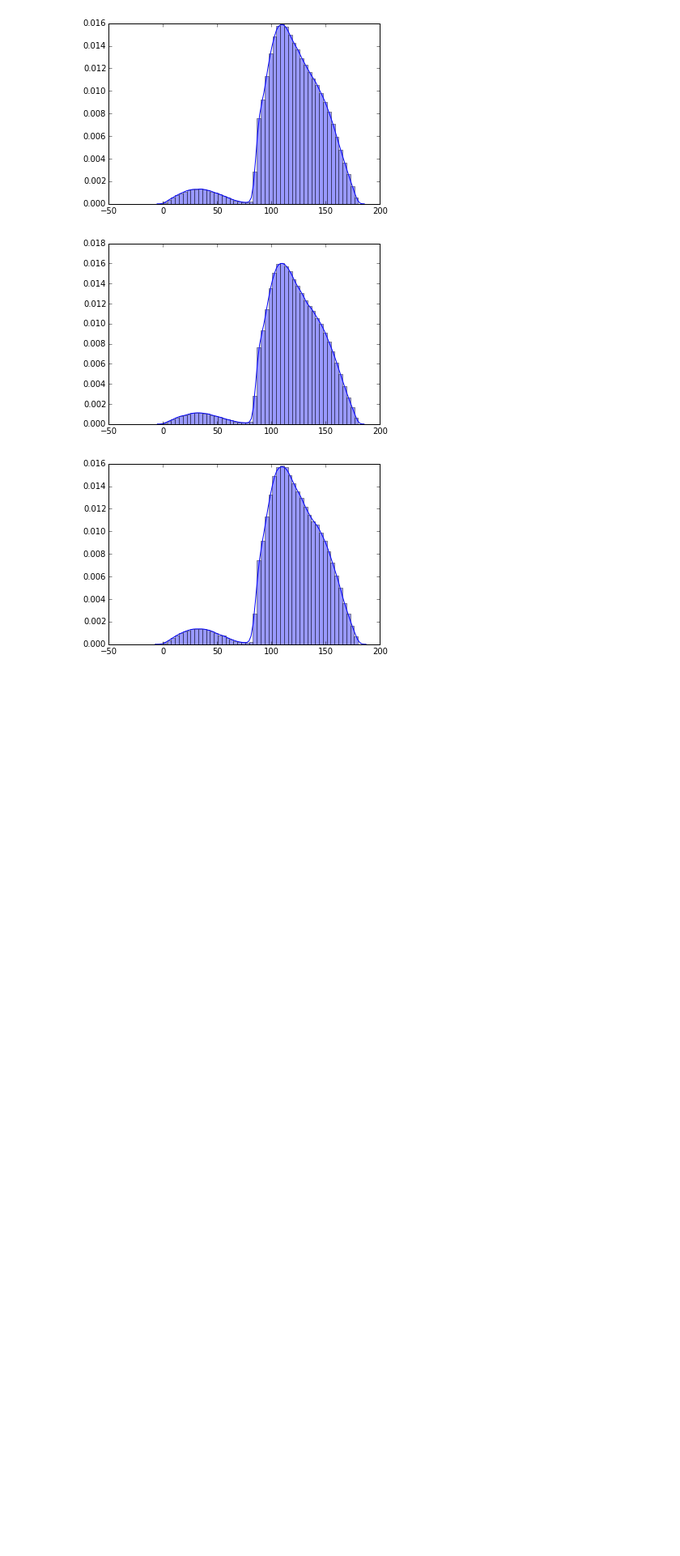
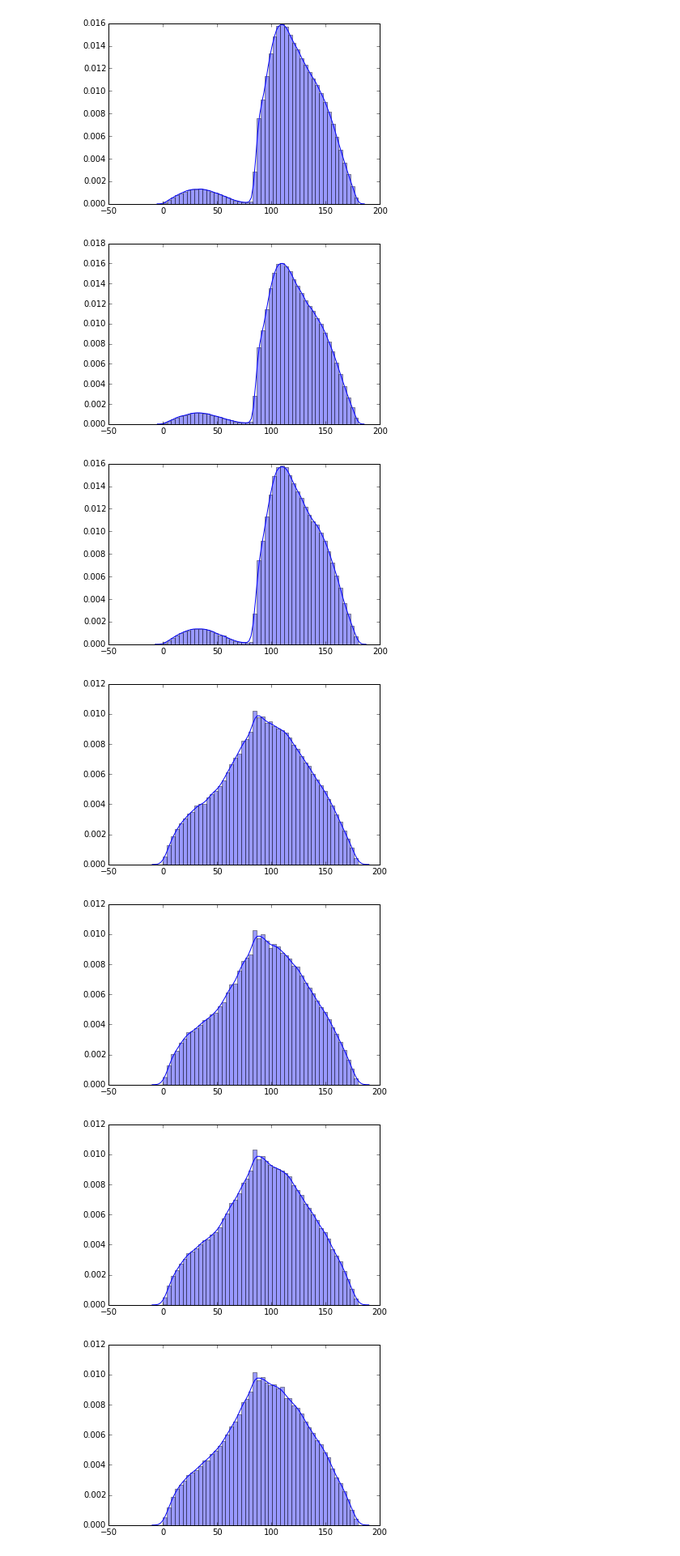
Before and after one commit to tglauch/DeepIceLearning, a Jupyter notebook: johannes/updownclassification_2/visualize_input_data.ipynb, the cells around one changed output. Shown at 81% size. Drawn from its saved outputs; the diff is of its cells as text; code cells hidden in the pictures; blank space fills up the shorter version.

```diff
--- a/johannes/updownclassification_2/visualize_input_data.ipynb
+++ b/johannes/updownclassification_2/visualize_input_data.ipynb
@@ -128,7 +132,9 @@ for h5 in filter(lambda f: '11029' in f.filename, openedfiles[0:2]):
 /data/user/jkager/NN_Reco/training_data/11029_01000-01999.h5
 [figure]
 # %%
+zlist = []
 for i, zeniths_in_file in enumerate(zeniths['11029']):
+    zlist.extend(zeniths_in_file)
     plt.figure()
     sns.distplot(zeniths_in_file * 180 / np.pi,label=zeniths['11029-fn'][i])
 # %% [output]
@@ -138,3 +144,15 @@ for i, zeniths_in_file in enumerate(zeniths['11029']):
 [figure]
 [figure]
 [figure]
+# %%
+zlist=np.array([])
+for i, zeniths_in_file in enumerate(zeniths['11069']):
+    zlist = np.concatenate((zlist,zeniths_in_file))
+    plt.figure()
+    sns.distplot(zeniths_in_file * 180 / np.pi,label=zeniths['11069-fn'][i])
+    #print float(np.sum(zeniths_in_file > np.pi/2)) / len(zeniths_in_file)
+# %% [output]
+[figure, added]
+[figure, added]
+[figure, added]
+[figure, added]
```
Also changed, not shown: parts of 4 cells of this notebook, 6 other files.
